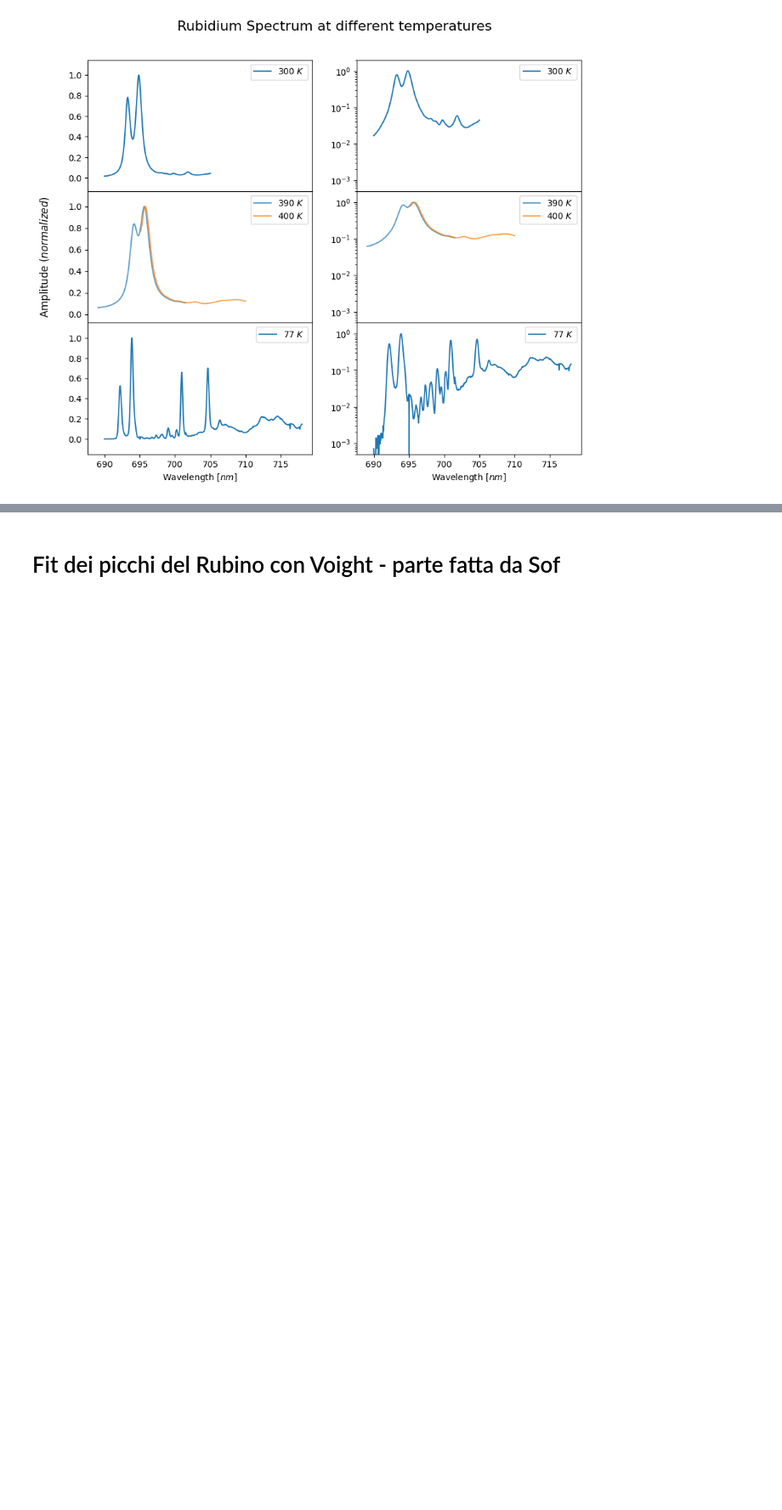
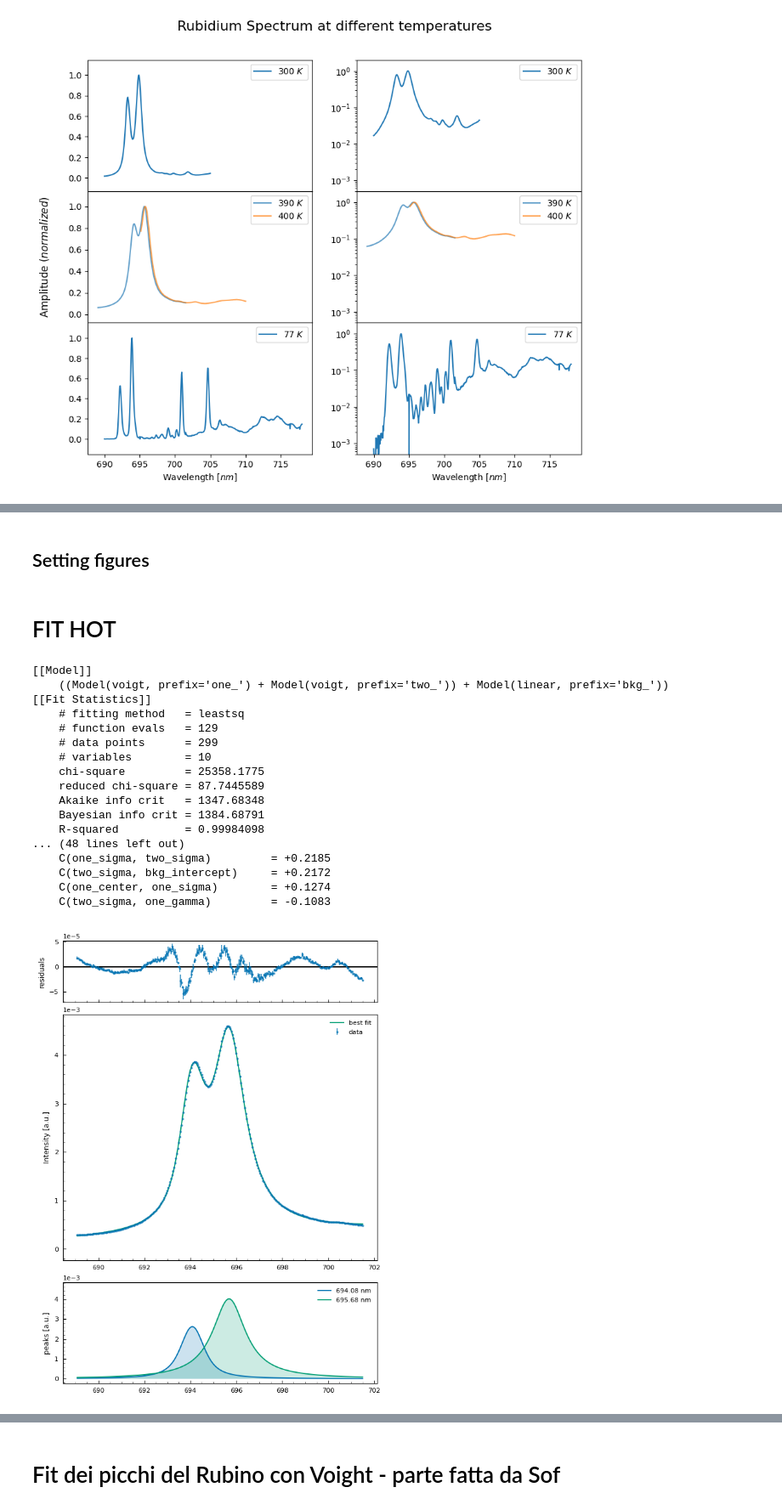
Before and after one commit to zar-hub/Lab_Materia_Condensata, a Jupyter notebook: SpettroRubino_sof.ipynb, the cells around one changed output, grey strips where cells are left out. Shown: that part at 85% size. Drawn from its saved outputs; the diff is of its cells as text; code cells hidden in the pictures; blank space fills up the shorter version.

```diff
--- a/SpettroRubino_sof.ipynb
+++ b/SpettroRubino_sof.ipynb
@@ -317,0 +242,20 @@ TraitError: The 'center' trait of an AppLayout instance expected a Widget or Non
+# %%
+data_hot = df[(df["date"] == "14112024") & (df["id"] == "004")]
+wl_hot = data_hot["wl"].values[0]
+#convert to nm
+wl_hot = wl_hot/10
+sign_hot = data_hot["mean"].values[0]
+
+data_cold = df[(df["date"] == "14112024") & (df["id"] == "002")]
+wl_cold = data_cold["wl"].values[0]
+#convert to nm
+wl_cold = wl_cold/10
+sign_cold = data_cold["mean"].values[0]
+
+data_RT = df[(df["date"] == "14112024") & (df["id"] == "001")]
+#convert to nm
+wl_RT = data_RT["wl"].values[0]
+wl_RT = wl_RT/10
+sign_RT = data_RT["mean"].values[0]
+# %% [markdown]
+## Setting figures
@@ -317,0 +372,48 @@ TraitError: The 'center' trait of an AppLayout instance expected a Widget or Non
+# %% [markdown]
+# FIT HOT
+# %%
+sample = data_hot
+
+
+# create the model and init the parameters
+model = VoigtModel(prefix='one_') + VoigtModel(prefix='two_') + LinearModel(prefix='bkg_')
+params = model.make_params()
+
+params['one_center'].set(694.1, min=693, max=695)
+params['one_sigma'].set(0.1)
+params['one_gamma'].set(0.01, vary=True)
+params['one_amplitude'].set(3e-3, min=1e-5)
+
+params['two_center'].set(695.9, min=695, max=697)
+params['two_sigma'].set(0.1)
+params['two_gamma'].set(0.01, vary=True)
+params['two_amplitude'].set(4.5e-3, min=1e-5)
+
+params['bkg_slope'].set(6.132099e-08, vary=True)
+params['bkg_intercept'].set(-3.62328e-05, vary=True)
+
+
+result = fit_Rub(sample, model, params)
+print(result.fit_report())
+plot_Rub(sample,result, 'Rub_14112024_004')
+# exp 0.539  vs theo 0.597 diff 0.058
+# exp 589.448 theo 588.995 diff 0.453
+# %% [output]
+[[Model]]
+    ((Model(voigt, prefix='one_') + Model(voigt, prefix='two_')) + Model(linear, prefix='bkg_'))
+[[Fit Statistics]]
+    # fitting method   = leastsq
+    # function evals   = 129
+    # data points      = 299
+    # variables        = 10
+    chi-square         = 25358.1775
+    reduced chi-square = 87.7445589
+    Akaike info crit   = 1347.68348
+    Bayesian info crit = 1384.68791
+    R-squared          = 0.99984098
+... (48 lines left out)
+    C(one_sigma, two_sigma)         = +0.2185
+    C(two_sigma, bkg_intercept)     = +0.2172
+    C(one_center, one_sigma)        = +0.1274
+    C(two_sigma, one_gamma)         = -0.1083
+[figure, added]
```
Also changed, not shown: parts of 25 cells of this notebook.
